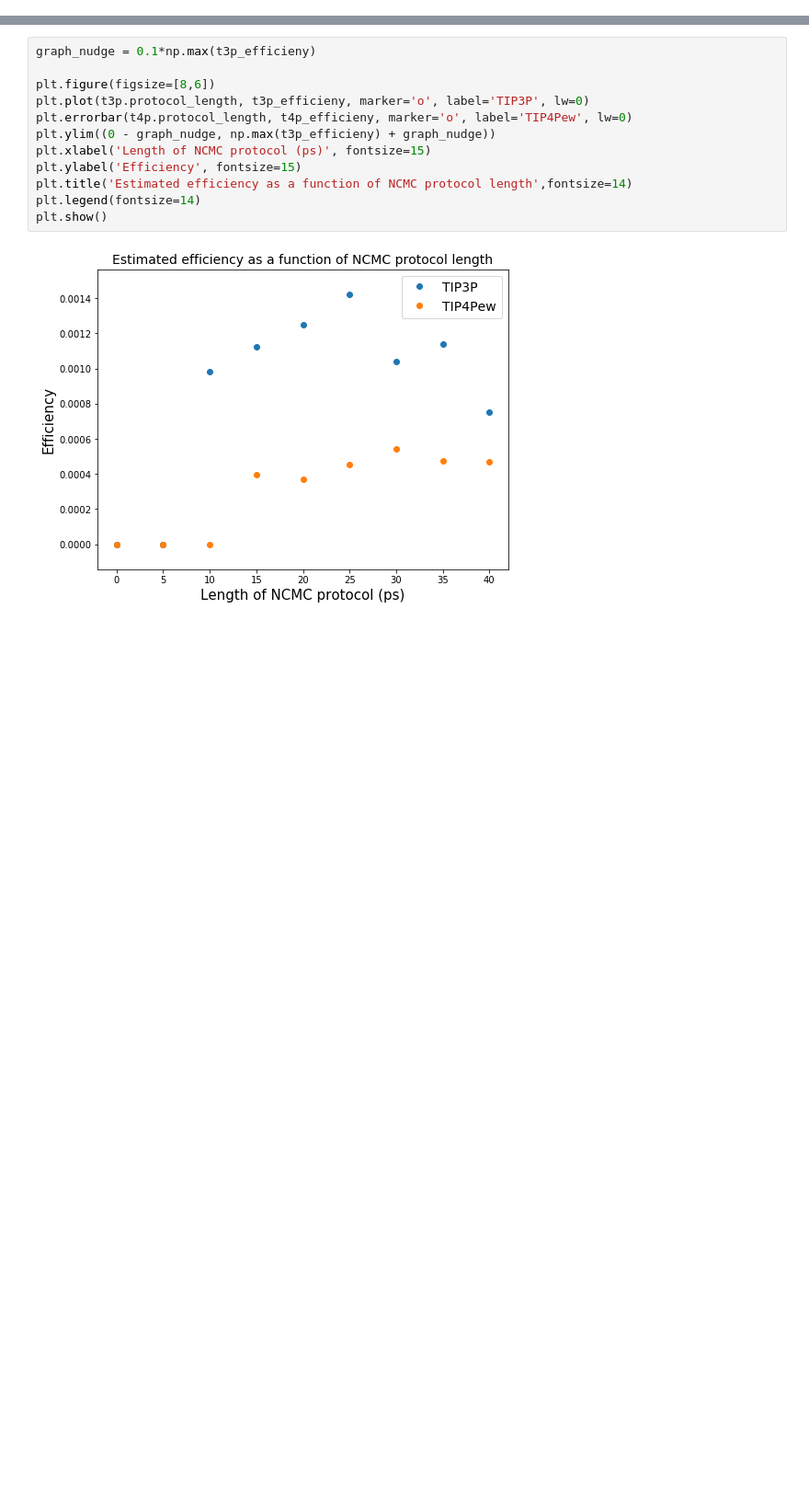
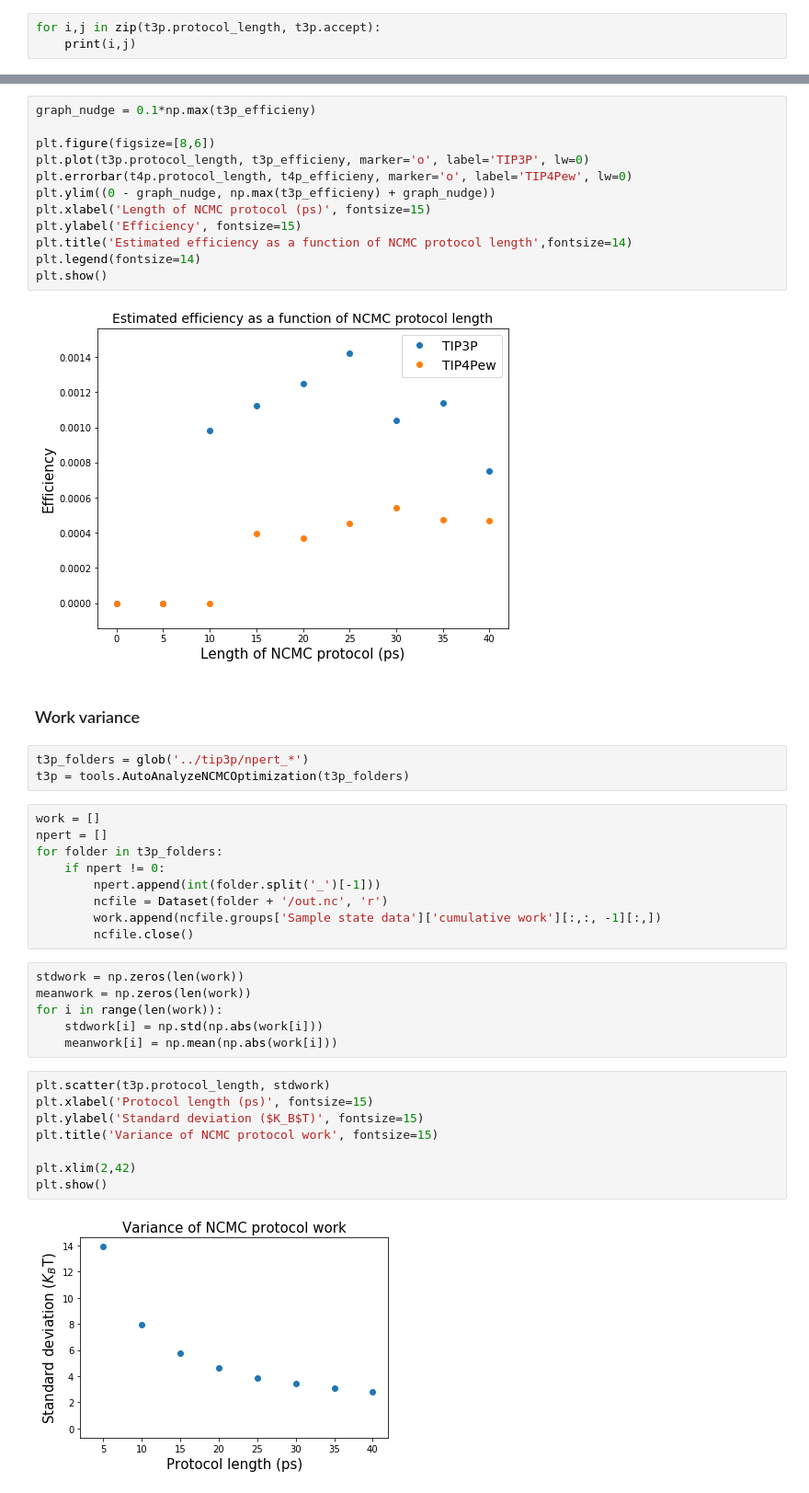
Before and after one commit to choderalab/saltswap-results, a Jupyter notebook: ncmc_optimization/analysis/NCMC Optimization.ipynb, the cells around one changed output, grey strips where cells are left out. Shown at 92% size. Drawn from its saved outputs; the diff is of its cells as text; blank space fills up the shorter version.

Commit message:
Update of plotting scripts: a series of incremental changes to remove bugs and improve the visualization of the plots.

```diff
--- a/ncmc_optimization/analysis/NCMC Optimization.ipynb
+++ b/ncmc_optimization/analysis/NCMC Optimization.ipynb
@@ -16,0 +19,3 @@ t4p = tools.AutoAnalyzeNCMCOptimization(t4p_folders)
+# %%
+for i,j in zip(t3p.protocol_length, t3p.accept):
+    print(i,j)
@@ -74,3 +89,33 @@ plt.legend(fontsize=14)
 plt.show()
 # %% [output]
 [figure]
+# %% [markdown]
+### Work variance
+# %%
+t3p_folders = glob('../tip3p/npert_*')
+t3p = tools.AutoAnalyzeNCMCOptimization(t3p_folders)
+# %%
+work = []
+npert = []
+for folder in t3p_folders:
+    if npert != 0:
+        npert.append(int(folder.split('_')[-1]))
+        ncfile = Dataset(folder + '/out.nc', 'r')
+        work.append(ncfile.groups['Sample state data']['cumulative work'][:,:, -1][:,])
+        ncfile.close()
+# %%
+stdwork = np.zeros(len(work))
+meanwork = np.zeros(len(work))
+for i in range(len(work)):
+    stdwork[i] = np.std(np.abs(work[i]))
+    meanwork[i] = np.mean(np.abs(work[i]))
+# %%
+plt.scatter(t3p.protocol_length, stdwork)
+plt.xlabel('Protocol length (ps)', fontsize=15)
+plt.ylabel('Standard deviation ($K_B$T)', fontsize=15)
+plt.title('Variance of NCMC protocol work', fontsize=15)
+
+plt.xlim(2,42)
+plt.show()
+# %% [output]
+[figure, added]
```
Also changed, not shown: parts of 9 cells of this notebook, 30 other files.
